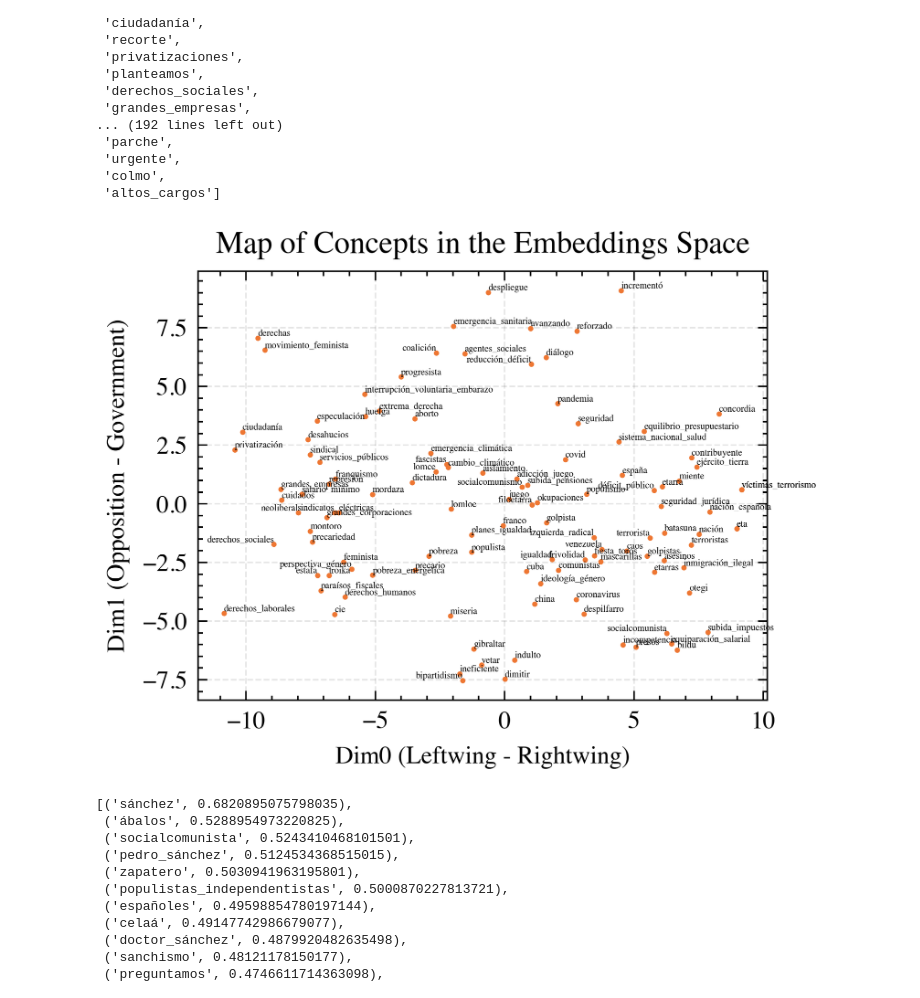
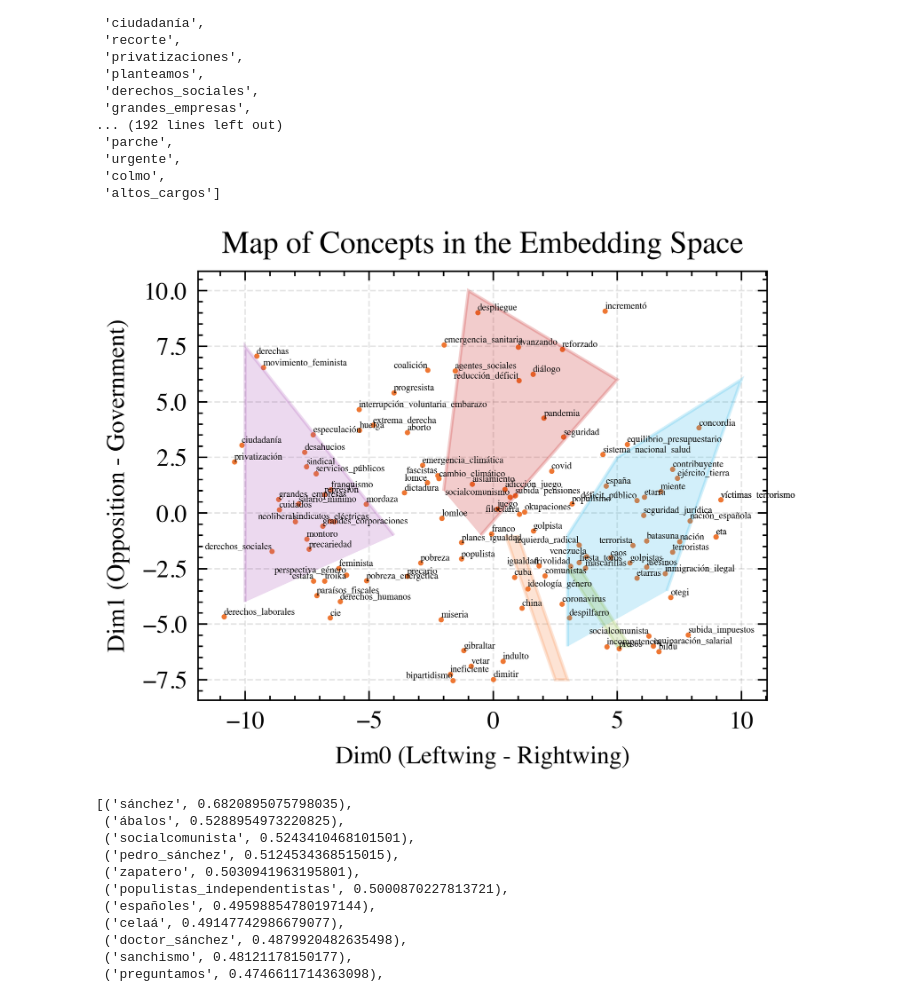
Before and after one commit to dibuja/polarisation-nlp, a Jupyter notebook: notebooks/ideological_polarisation.ipynb, the cells around one changed output. Drawn from its saved outputs; the diff is of its cells as text; code cells hidden in the pictures.

```diff
--- a/notebooks/ideological_polarisation.ipynb
+++ b/notebooks/ideological_polarisation.ipynb
@@ -375,6 +375,8 @@ m, wl = interpret(model0, dr, 10000, 200, 10000, 50)
  'colmo',
  'altos_cargos']
 # %%
+from matplotlib.patches import Polygon
+
 def reference_concepts(emb, pca):
 
     concepts = ['fiesta_toros', 'subida_impuestos', 'equilibrio_presupuestario', 'despilfarro', 'progresista', 'bipartidismo', 'ciudadanía', 'sistema_nacional_salud',
@@ -392,42 +394,64 @@ def reference_concepts(emb, pca):
 
     M = np.zeros((len(concepts), 2))
 
     for i, w in enumerate(concepts):
         M[i, :] = pca.transform(emb.wv[w].reshape(1, -1))
 
     words = pd.DataFrame({'word': concepts})
     words['x'] = M[:, 0]
     words['y'] = M[:, 1]
     words['x'] = words['x'] * -1 # So that leftwing is on the left and vice-versa.
 
     return words
 
 def plot_w(w):
-    plt.scatter(w.x, w.y, marker='.', s=2)
+
+    fig, ax = plt.subplots()
+
+    ax.scatter(w.x, w.y, marker='.', s=2)
 
     label_list = ['coalición', 'reducción_déficit', 'socialcomunismo', 'filoetarra', 'derechos_sociales', 'lomce', 'fascistas', 'igualdad', 'izquierda_radical', 'socialcomunista',
                   'terrorista', 'déficit_público', 'estafa', 'perspectiva_género', 'bipartidismo', 'frivolidad', 'sindicatos', 'neoliberal', 'venezuela']
 
     for label, x, y in zip(w.word, w.x, w.y):
         if label not in label_list:
-            plt.annotate(label, xy=(x, y), xytext=(0, 0), fontsize=3,
+            ax.annotate(label, xy=(x, y), xytext=(0, 0), fontsize=3,
                          textcoords='offset points', ha='left',
                          va='bottom')
         else:
-            plt.annotate(label, xy=(x, y), xytext=(0, 0), fontsize=3,
+            ax.annotate(label, xy=(x, y), xytext=(0, 0), fontsize=3,
                                   textcoords='offset points', ha='right',
                                   va='bottom')
 
-    plt.title('Map of Concepts in the Embeddings Space', fontsize=10)
-    plt.grid(alpha=.1)
-    plt.xlabel('Dim0 (Leftwing - Rightwing)')
-    plt.ylabel('Dim1 (Opposition - Government)')
-    plt.show()
+    ax.set_title('Map of Concepts in the Embedding Space', fontsize=10)
+    ax.grid(alpha=.1)
+    ax.set_xlabel('Dim0 (Leftwing - Rightwing)')
+    ax.set_ylabel('Dim1 (Opposition - Government)')
+
+    p = Polygon([[-2, 1], [-1, 10], [5, 6], [-.5, -1]],
+                closed=False, alpha=.2, color='#c10200')
+    p2 = Polygon([[-10, -4], [-10, 7.5], [-4, -1]],
+                 closed=False, alpha=.2, color='#a245b2')
+
+    p3 = Polygon([[3, -6], [3, -1], [5, 2.5], [10, 6], [7, -3.5], [3, -6]],
+                 closed=False, alpha=.2, color='#1eb3e6')
+
+    p4 = Polygon([[1, -1], [3, -7.5], [2.5, -7.5], [.5, -1]],
+                 closed=False, alpha=.2, color='#f87729')
+
+    p5 = Polygon([[3, -2.5], [5, -6], [5.5, -6], [3.5, -2.5]],
+                 closed=False, alpha=.2, color='#82b431')
+
+    ax.add_patch(p)
+    ax.add_patch(p2)
+    ax.add_patch(p3)
+    ax.add_patch(p4)
+    ax.add_patch(p5)
 
 words = reference_concepts(model, dr)
 plot_w(words)
 # %% [output]
-[figure, old version]
+[figure, new version]
 # %%
 model0.wv.most_similar(model0['PP-14'], topn=20)
 # %% [output]
```
Also changed, not shown: parts of 2 cells of this notebook, 1 other file.
